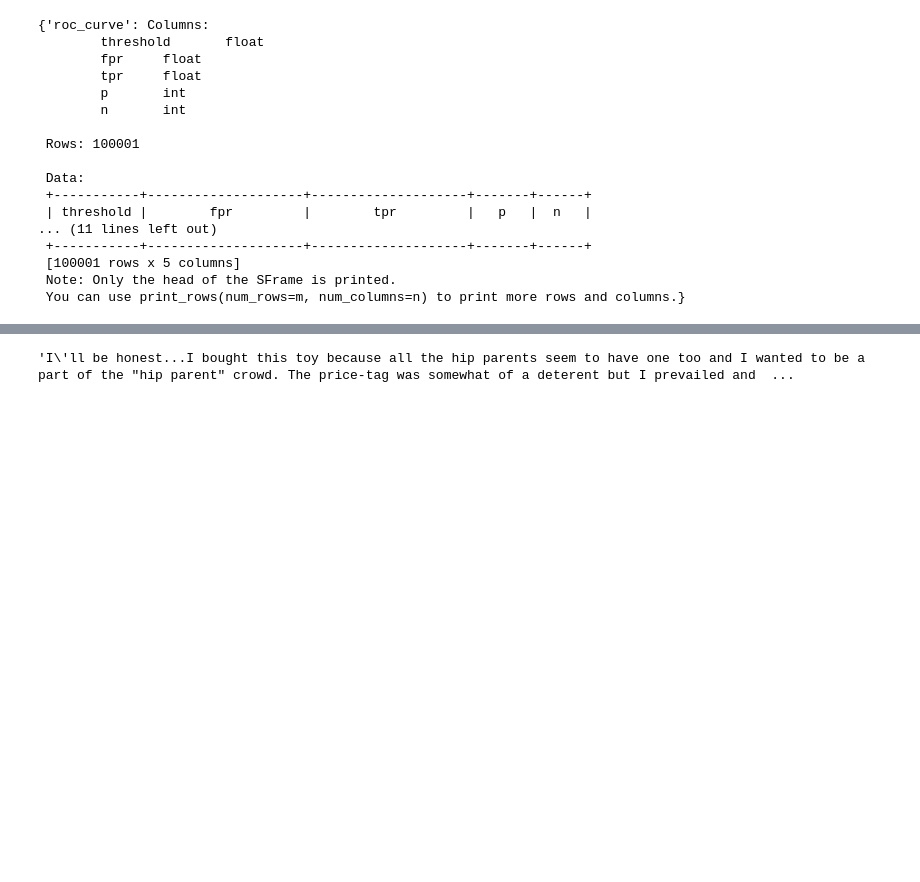
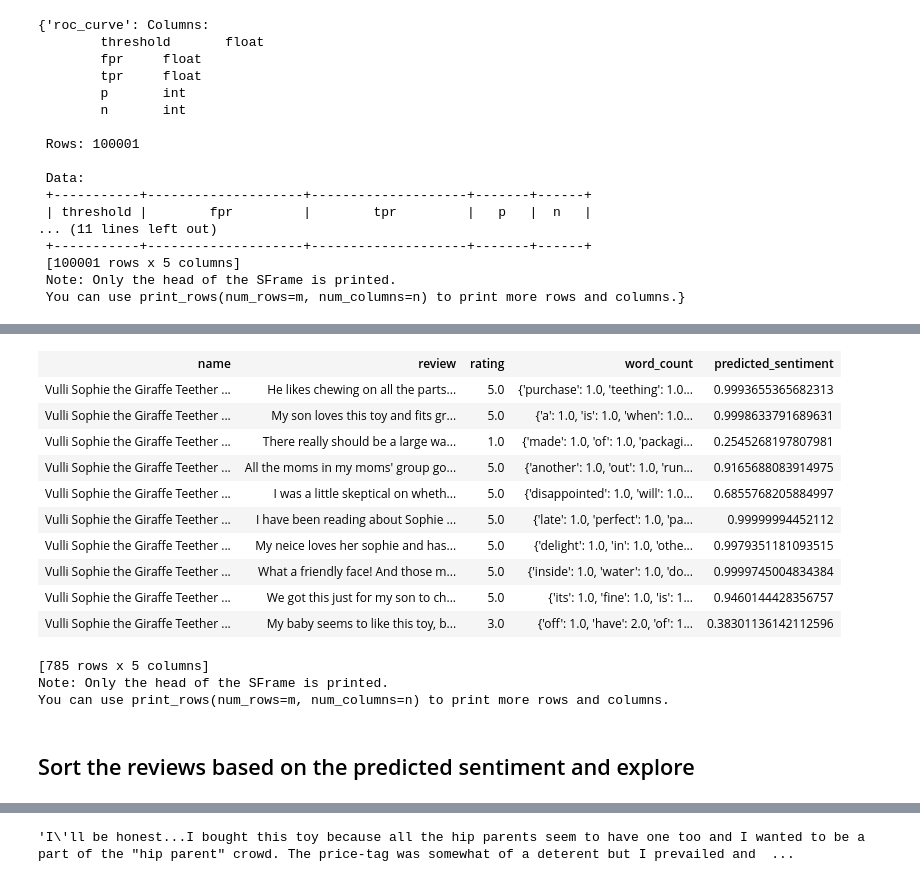
Before and after one commit to KumbleMadhu/coursera_machine_learning_specialization_university_of_washington, a Jupyter notebook: machine_learning_foundations_a_case_study_approach/analyzing_product_sentiment_exercise.ipynb, the cells around one changed output, grey strips where cells are left out. Cells and saved outputs as stored; diff of their text form; code cells hidden in the pictures; blank space fills up the shorter version.

```diff
--- a/machine_learning_foundations_a_case_study_approach/analyzing_product_sentiment_exercise.ipynb
+++ b/machine_learning_foundations_a_case_study_approach/analyzing_product_sentiment_exercise.ipynb
@@ -103,4 +103,4 @@ products.head()
 # %%
-train_data,test_data = products.random_split(.8, seed=0)
+train_data, test_data = products.random_split(0.8, seed = 0)
 # %%
 sentiment_model = turicreate.logistic_classifier.create(train_data,
@@ -169,0 +181,19 @@ giraffe_reviews['predicted_sentiment'] = sentiment_model.predict(giraffe_reviews
+# %%
+giraffe_reviews
+# %% [output]
+| name | review | rating | word_count | predicted_sentiment |
+| Vulli Sophie the Giraffe Teether ... | He likes chewing on all the parts... | 5.0 | {'purchase': 1.0, 'teething': 1.0... | 0.9993655365682313 |
+| Vulli Sophie the Giraffe Teether ... | My son loves this toy and fits gr... | 5.0 | {'a': 1.0, 'is': 1.0, 'when': 1.0... | 0.9998633791689631 |
+| Vulli Sophie the Giraffe Teether ... | There really should be a large wa... | 1.0 | {'made': 1.0, 'of': 1.0, 'packagi... | 0.2545268197807981 |
+| Vulli Sophie the Giraffe Teether ... | All the moms in my moms' group go... | 5.0 | {'another': 1.0, 'out': 1.0, 'run... | 0.9165688083914975 |
+| Vulli Sophie the Giraffe Teether ... | I was a little skeptical on wheth... | 5.0 | {'disappointed': 1.0, 'will': 1.0... | 0.6855768205884997 |
+| Vulli Sophie the Giraffe Teether ... | I have been reading about Sophie ... | 5.0 | {'late': 1.0, 'perfect': 1.0, 'pa... | 0.99999994452112 |
+| Vulli Sophie the Giraffe Teether ... | My neice loves her sophie and has... | 5.0 | {'delight': 1.0, 'in': 1.0, 'othe... | 0.9979351181093515 |
+| Vulli Sophie the Giraffe Teether ... | What a friendly face! And those m... | 5.0 | {'inside': 1.0, 'water': 1.0, 'do... | 0.9999745004834384 |
+| Vulli Sophie the Giraffe Teether ... | We got this just for my son to ch... | 5.0 | {'its': 1.0, 'fine': 1.0, 'is': 1... | 0.9460144428356757 |
+| Vulli Sophie the Giraffe Teether ... | My baby seems to like this toy, b... | 3.0 | {'off': 1.0, 'have': 2.0, 'of': 1... | 0.38301136142112596 |
+[785 rows x 5 columns]
+Note: Only the head of the SFrame is printed.
+You can use print_rows(num_rows=m, num_columns=n) to print more rows and columns.
+# %% [markdown]
+## Sort the reviews based on the predicted sentiment and explore
```
Also changed, not shown: parts of 35 cells of this notebook, 16 other files.
